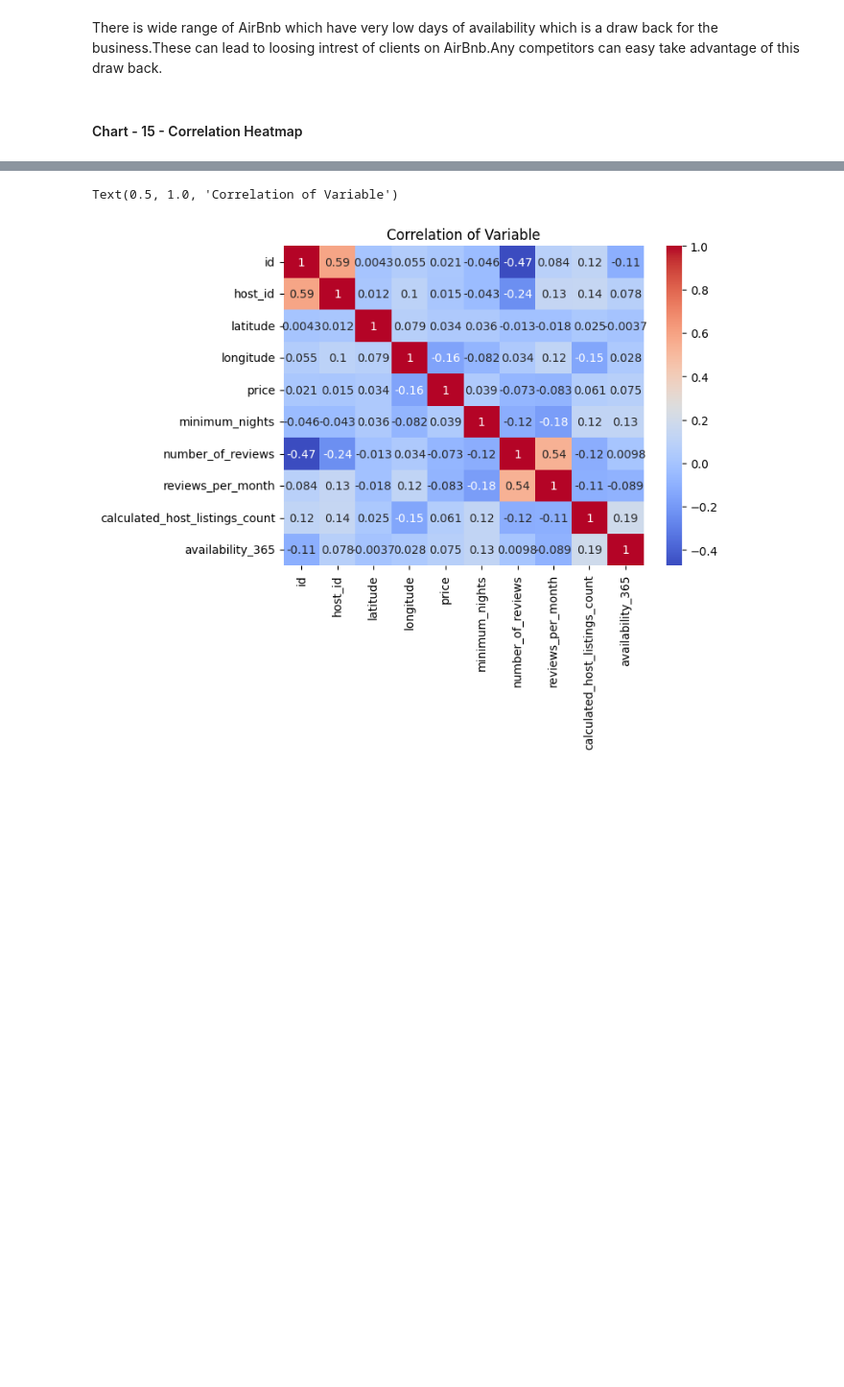
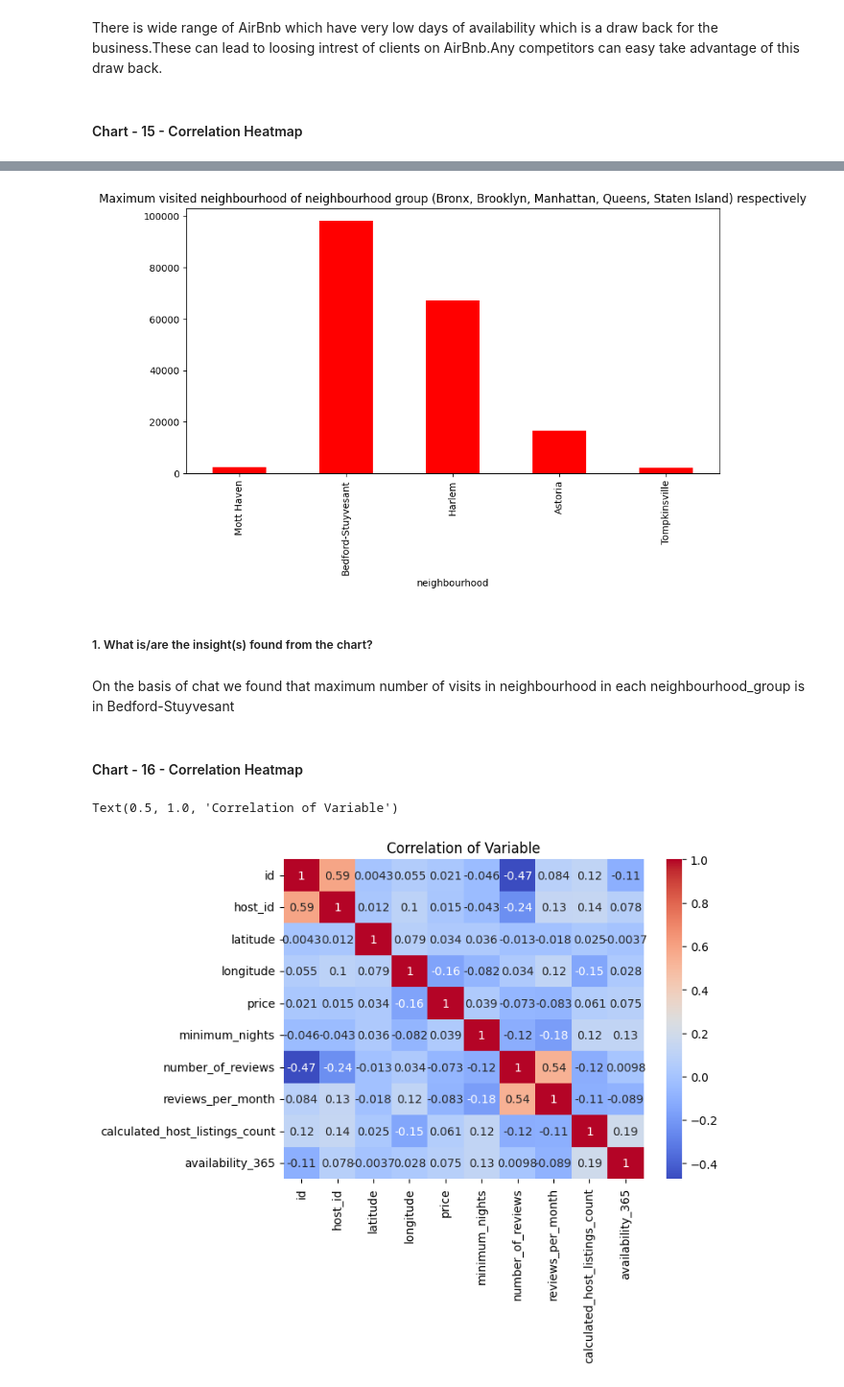
Before and after one commit to Dheerajraghava/Dheerajraghav_Airbnb_Bookings_Analysis_Capstone_Project, a Jupyter notebook: Copy_of_Sample_EDA_Submission_Template.ipynb, the cells around one changed output, grey strips where cells are left out. Shown at 96% size. Cells and saved outputs as stored; diff of their text form; code cells hidden in the pictures; blank space fills up the shorter version.

```diff
--- a/Copy_of_Sample_EDA_Submission_Template.ipynb
+++ b/Copy_of_Sample_EDA_Submission_Template.ipynb
@@ -1149,3 +1169,20 @@ There is wide range of AirBnb which have very low days of availability which is
+# %%
+visit_data1 = data1[data1['neighbourhood_group']=='Bronx'].groupby(['neighbourhood'])['number_of_reviews'].sum().sort_values(ascending=False).head(1)
+visit_data2 = data1[data1['neighbourhood_group']=='Brooklyn'].groupby(['neighbourhood'])['number_of_reviews'].sum().sort_values(ascending=False).head(1)
+visit_data3 = data1[data1['neighbourhood_group']=='Manhattan'].groupby(['neighbourhood'])['number_of_reviews'].sum().sort_values(ascending=False).head(1)
+visit_data4 = data1[data1['neighbourhood_group']=='Queens'].groupby(['neighbourhood'])['number_of_reviews'].sum().sort_values(ascending=False).head(1)
+visit_data5 = data1[data1['neighbourhood_group']=='Staten Island'].groupby(['neighbourhood'])['number_of_reviews'].sum().sort_values(ascending=False).head(1)
+pd.concat([visit_data1,visit_data2,visit_data3,visit_data4,visit_data5]).plot(kind='bar',color='red',figsize=(10,5))
+plt.title('Maximum visited neighbourhood of neighbourhood group (Bronx, Brooklyn, Manhattan, Queens, Staten Island) respectively')
+plt.show()
+# %% [output]
+[figure, added]
+# %% [markdown]
+##### 1. What is/are the insight(s) found from the chart?
+# %% [markdown]
+On the basis of chat we found that maximum number of visits in neighbourhood in each neighbourhood_group is in Bedford-Stuyvesant
+# %% [markdown]
+#### Chart - 16 - Correlation Heatmap
 # %%
 # Correlation Heatmap visualization code
 
```
Also changed, not shown: parts of 14 cells of this notebook.
